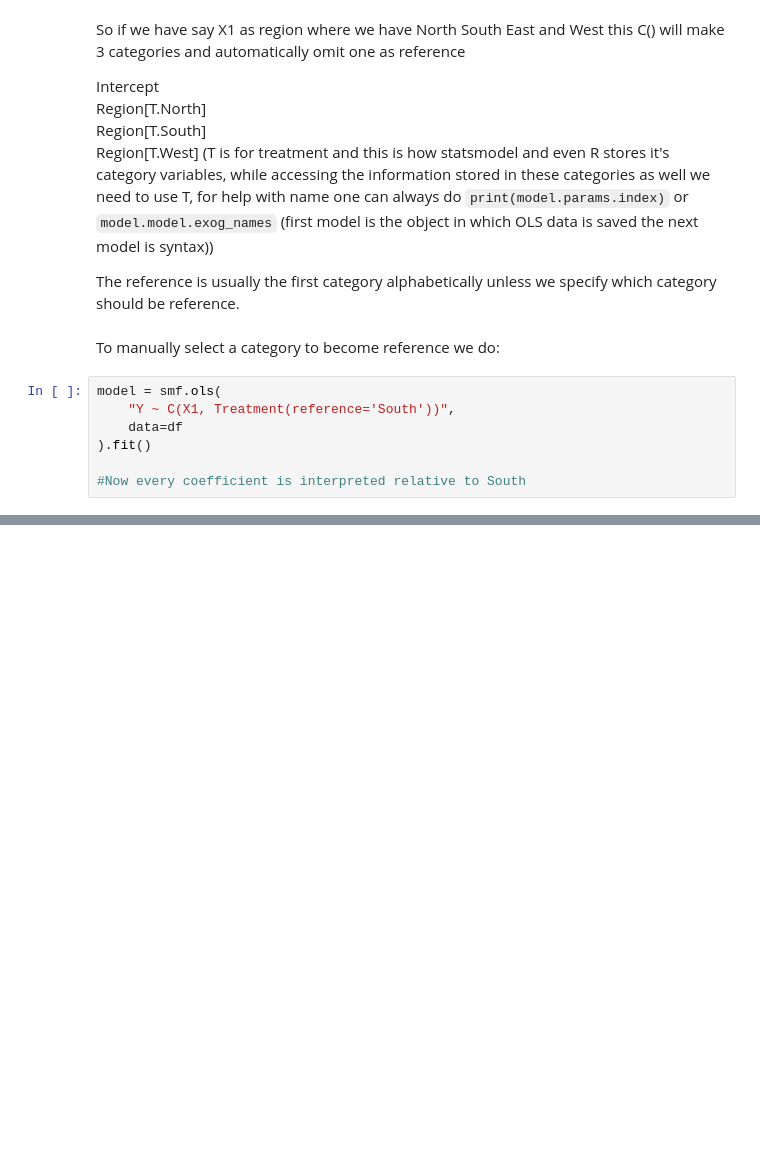
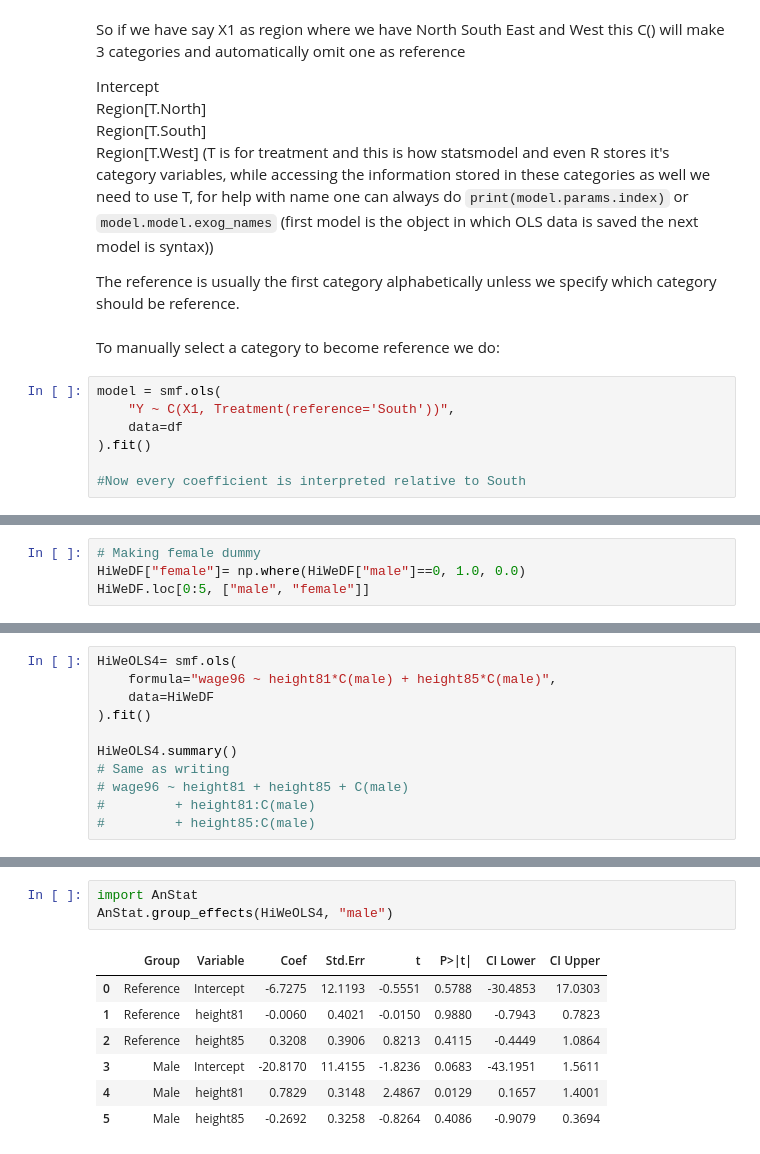
Before and after one commit to ani-research/Python-Companion-For-Real-Econometrics-by-M.Bailey, a Jupyter notebook: chapters/chapter06.ipynb, the cells around one changed output, grey strips where cells are left out. Saved outputs shown, nothing was run; the diff lists cells and outputs as text; blank space fills up the shorter version.

```diff
--- a/chapters/chapter06.ipynb
+++ b/chapters/chapter06.ipynb
@@ -325,0 +410,4 @@ model = smf.ols(
+# %%
+# Making female dummy
+HiWeDF["female"]= np.where(HiWeDF["male"]==0, 1.0, 0.0)
+HiWeDF.loc[0:5, ["male", "female"]]
@@ -325,0 +600,11 @@ model = smf.ols(
+# %%
+HiWeOLS4= smf.ols(
+    formula="wage96 ~ height81*C(male) + height85*C(male)",
+    data=HiWeDF
+).fit()
+
+HiWeOLS4.summary()
+# Same as writing
+# wage96 ~ height81 + height85 + C(male)
+#         + height81:C(male)
+#         + height85:C(male)
@@ -325,0 +777,11 @@ model = smf.ols(
+# %%
+import AnStat
+AnStat.group_effects(HiWeOLS4, "male")
+# %% [output]
+|  | Group | Variable | Coef | Std.Err | t | P>|t| | CI Lower | CI Upper |
+| 0 | Reference | Intercept | -6.7275 | 12.1193 | -0.5551 | 0.5788 | -30.4853 | 17.0303 |
+| 1 | Reference | height81 | -0.0060 | 0.4021 | -0.0150 | 0.9880 | -0.7943 | 0.7823 |
+| 2 | Reference | height85 | 0.3208 | 0.3906 | 0.8213 | 0.4115 | -0.4449 | 1.0864 |
+| 3 | Male | Intercept | -20.8170 | 11.4155 | -1.8236 | 0.0683 | -43.1951 | 1.5611 |
+| 4 | Male | height81 | 0.7829 | 0.3148 | 2.4867 | 0.0129 | 0.1657 | 1.4001 |
+| 5 | Male | height85 | -0.2692 | 0.3258 | -0.8264 | 0.4086 | -0.9079 | 0.3694 |
```
Also changed, not shown: parts of 31 cells of this notebook, 5 other files.
